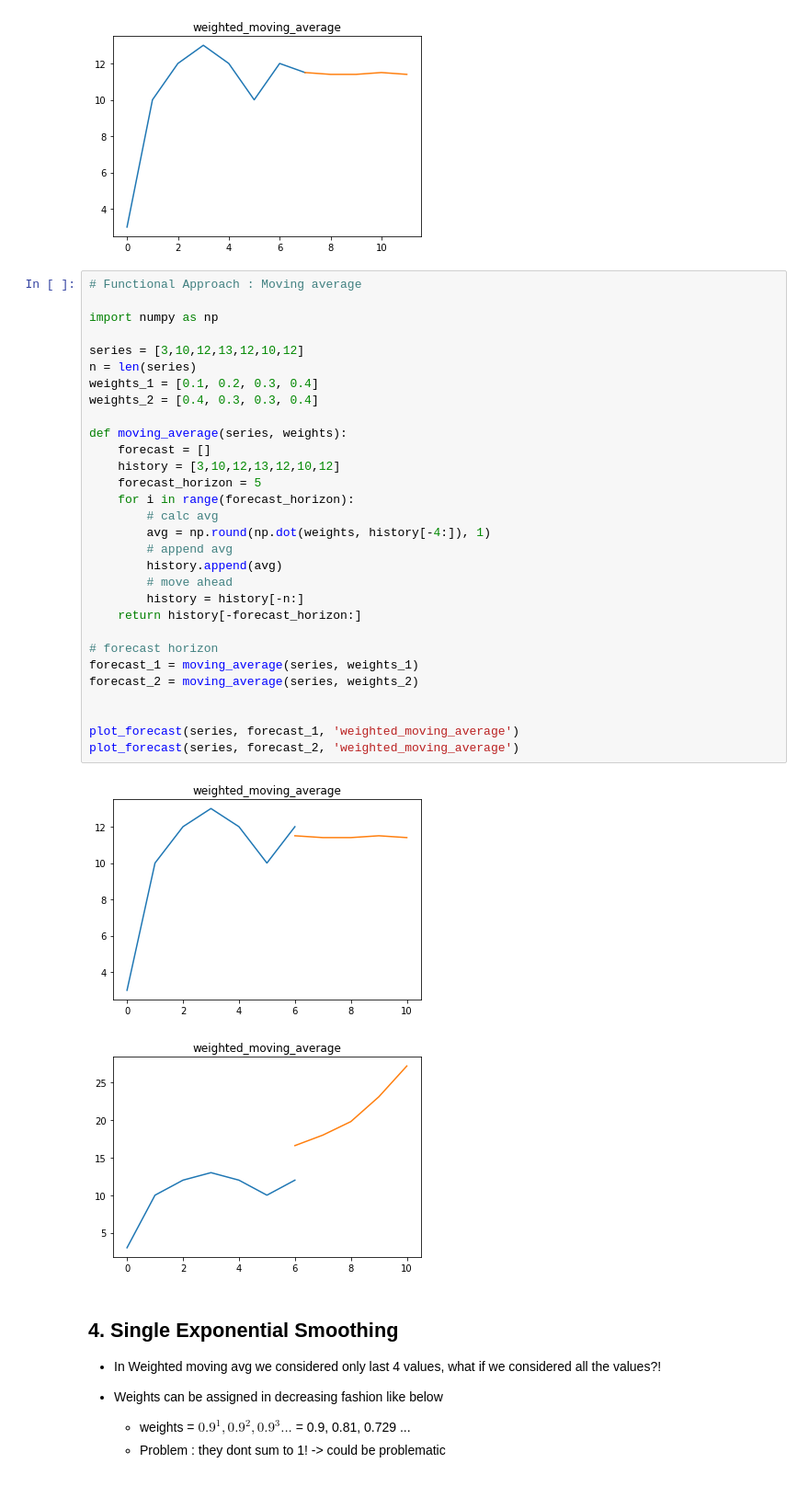
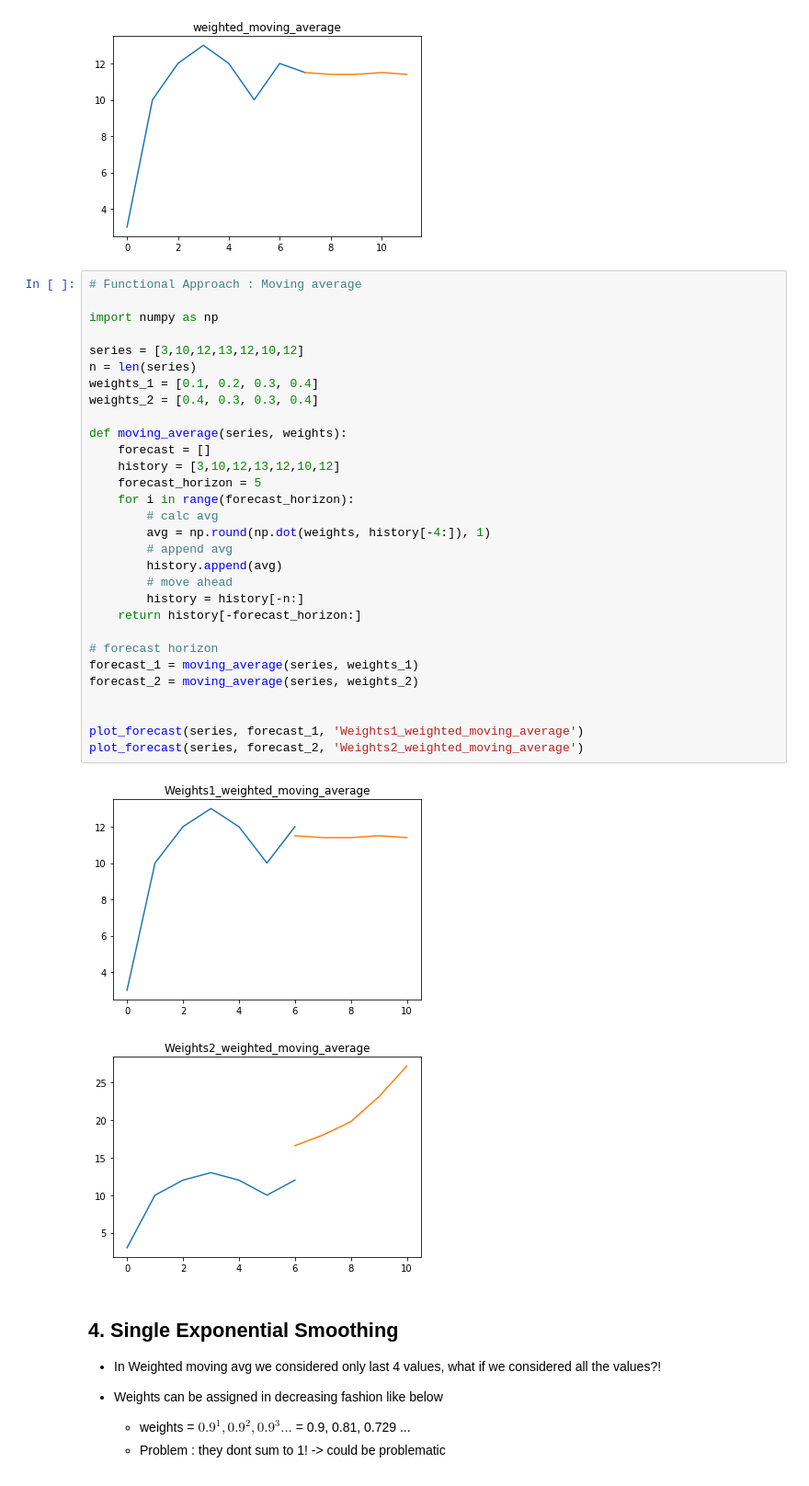
Before and after one commit to arsenallover/time-series, a Jupyter notebook: models/HoltWinters_ExpSmoothing_Scratch.ipynb, the cells around one changed output. Shown at 92% size. Saved outputs shown, nothing was run; the diff lists cells and outputs as text.

```diff
--- a/models/HoltWinters_ExpSmoothing_Scratch.ipynb
+++ b/models/HoltWinters_ExpSmoothing_Scratch.ipynb
@@ -110,36 +110,36 @@ plot_forecast(series, forecast, 'weighted_moving_average')
 # %%
 # Functional Approach : Moving average
 
 import numpy as np
 
 series = [3,10,12,13,12,10,12]
 n = len(series)
 weights_1 = [0.1, 0.2, 0.3, 0.4]
 weights_2 = [0.4, 0.3, 0.3, 0.4]
 
 def moving_average(series, weights):
     forecast = []
     history = [3,10,12,13,12,10,12]
     forecast_horizon = 5
     for i in range(forecast_horizon):
         # calc avg
         avg = np.round(np.dot(weights, history[-4:]), 1)
         # append avg
         history.append(avg)
         # move ahead
         history = history[-n:]
     return history[-forecast_horizon:]
 
 # forecast horizon
 forecast_1 = moving_average(series, weights_1)
 forecast_2 = moving_average(series, weights_2)
 
 
-plot_forecast(series, forecast_1, 'weighted_moving_average')
-plot_forecast(series, forecast_2, 'weighted_moving_average')
+plot_forecast(series, forecast_1, 'Weights1_weighted_moving_average')
+plot_forecast(series, forecast_2, 'Weights2_weighted_moving_average')
 # %% [output]
-[figure, old version]
+[figure, new version]
-[figure, old version]
+[figure, new version]
 # %% [markdown]
 ## 4. Single Exponential Smoothing
 
```
Also changed, not shown: parts of 2 cells of this notebook, 9 other files.
